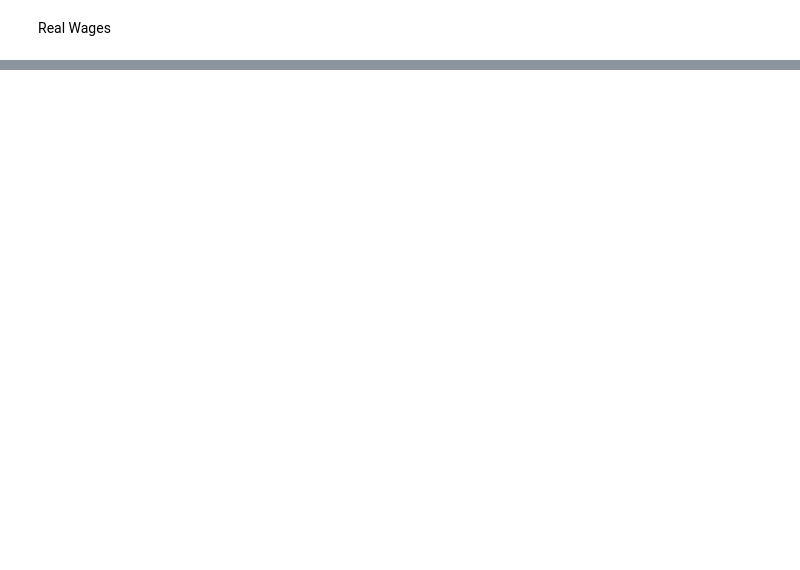
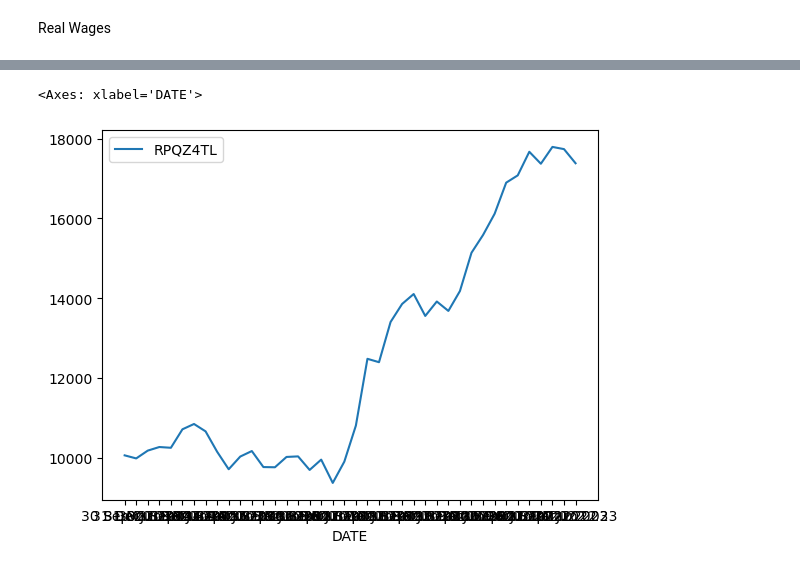
Before and after one commit to jamiegleave/UK_LandReg_PricePaid, a Jupyter notebook: values_oct.ipynb, the cells around one changed output, grey strips where cells are left out. Drawn from its saved outputs; the diff is of its cells as text; code cells hidden in the pictures; blank space fills up the shorter version.

```diff
--- a/values_oct.ipynb
+++ b/values_oct.ipynb
@@ -348,0 +388,33 @@ sns.scatterplot(x=df_test.index,y=df_test['real_wages_gbp'])
+# %%
+import pandas as pd # 0.23.0
+import requests     # 2.19.1
+import io
+
+url_endpoint = 'http://www.bankofengland.co.uk/boeapps/iadb/fromshowcolumns.asp?csv.x=yes'
+
+payload = {
+    'Datefrom'   : '01/Jan/1995',
+    'Dateto'     : '02/Nov/2024',
+    'SeriesCodes': 'RPQZ4TL',
+    'CSVF'       : 'TN',
+    'UsingCodes' : 'Y',
+    'VPD'        : 'Y',
+    'VFD'        : 'N'
+}
+
+
+
+headers = {
+    'User-Agent': 'Mozilla/5.0 (X11; Linux x86_64) '
+                  'AppleWebKit/537.36 (KHTML, like Gecko) '
+                  'Chrome/54.0.2840.90 '
+                  'Safari/537.36'
+}
+
+response = requests.get(url_endpoint, params=payload, headers=headers)
+
+
+# Check if the response was successful, it should return '200'
+print(response.status_code)
+
+df = pd.read_csv(io.BytesIO(response.content)).set_index('DATE')
@@ -348,0 +444,7 @@ sns.scatterplot(x=df_test.index,y=df_test['real_wages_gbp'])
+# %%
+import seaborn as sns
+
+sns.lineplot(df)
+# %% [output]
+<Axes: xlabel='DATE'>
+[figure, added]
```
Also changed, not shown: parts of 9 cells of this notebook.
